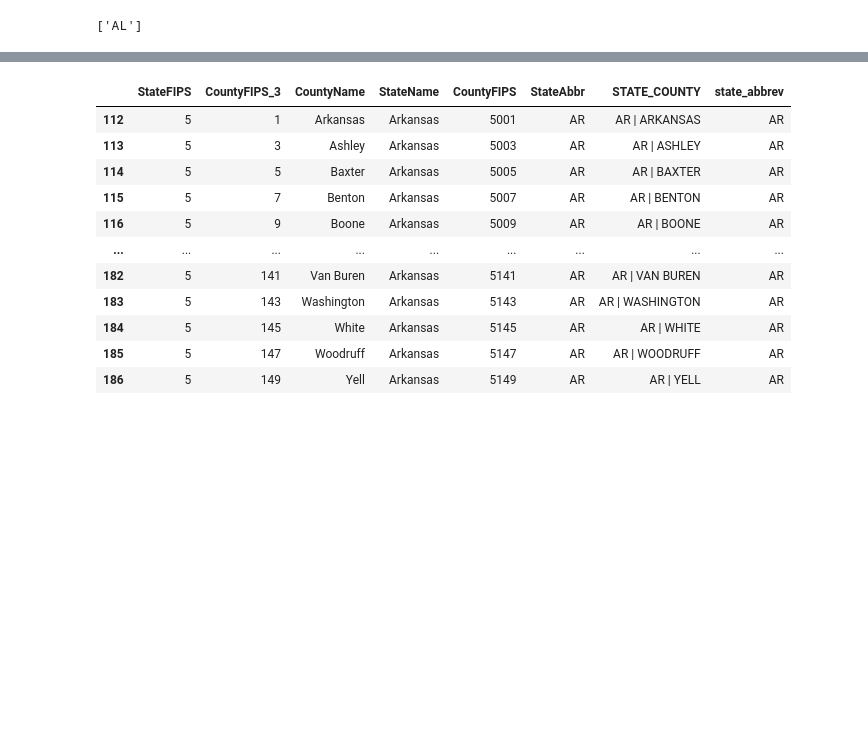
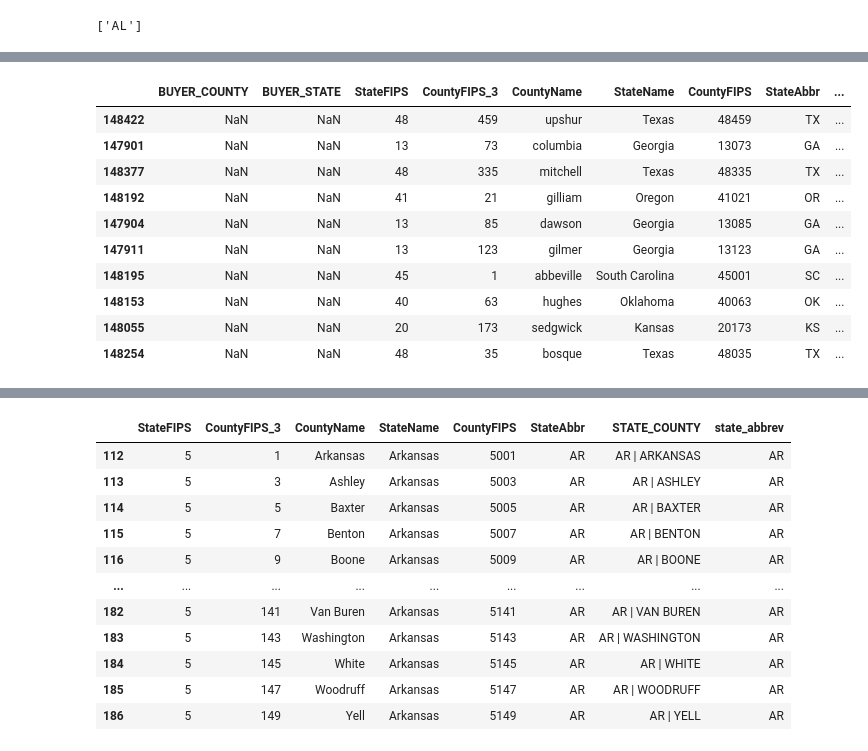
Before and after one commit to abzdel/Opioid-Analysis, a Jupyter notebook: 02_clean_data.ipynb, the cells around one changed output, grey strips where cells are left out. Saved outputs shown, nothing was run; the diff lists cells and outputs as text; code cells hidden in the pictures; blank space fills up the shorter version.

Commit message:
finished up prescriptions dataset - finishing last one now

```diff
--- a/02_clean_data.ipynb
+++ b/02_clean_data.ipynb
@@ -483,5 +487,18 @@ assert prescriptions_fips[prescriptions_fips["_merge"] == "left_only"].shape[0]
 # %%
 # looks like we have some missing values from right_only that we can't find in df_prescriptions
 # may need to look more into why this is - but as of now all we know is the given data is incomplete
+# choose a sample, search other dataframe, make conclusion
 
-#temp[temp["_merge"] != "both"].sample(10, random_state=0)
+prescriptions_fips[prescriptions_fips["_merge"] != "both"].sample(10, random_state=0)
+# %% [output]
+|  | BUYER_COUNTY | BUYER_STATE | StateFIPS | CountyFIPS_3 | CountyName | StateName | CountyFIPS | StateAbbr | ... |
+| 148422 | NaN | NaN | 48 | 459 | upshur | Texas | 48459 | TX | ... |
+| 147901 | NaN | NaN | 13 | 73 | columbia | Georgia | 13073 | GA | ... |
+| 148377 | NaN | NaN | 48 | 335 | mitchell | Texas | 48335 | TX | ... |
+| 148192 | NaN | NaN | 41 | 21 | gilliam | Oregon | 41021 | OR | ... |
+| 147904 | NaN | NaN | 13 | 85 | dawson | Georgia | 13085 | GA | ... |
+| 147911 | NaN | NaN | 13 | 123 | gilmer | Georgia | 13123 | GA | ... |
+| 148195 | NaN | NaN | 45 | 1 | abbeville | South Carolina | 45001 | SC | ... |
+| 148153 | NaN | NaN | 40 | 63 | hughes | Oklahoma | 40063 | OK | ... |
+| 148055 | NaN | NaN | 20 | 173 | sedgwick | Kansas | 20173 | KS | ... |
+| 148254 | NaN | NaN | 48 | 35 | bosque | Texas | 48035 | TX | ... |
```
Also changed, not shown: parts of 5 cells of this notebook.
